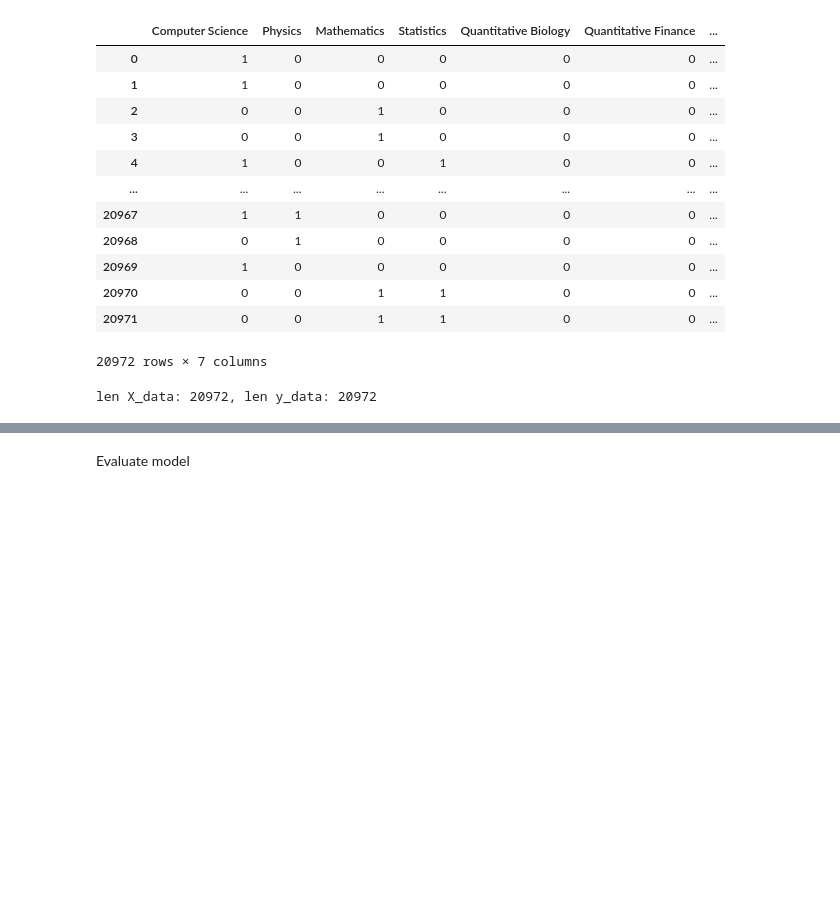
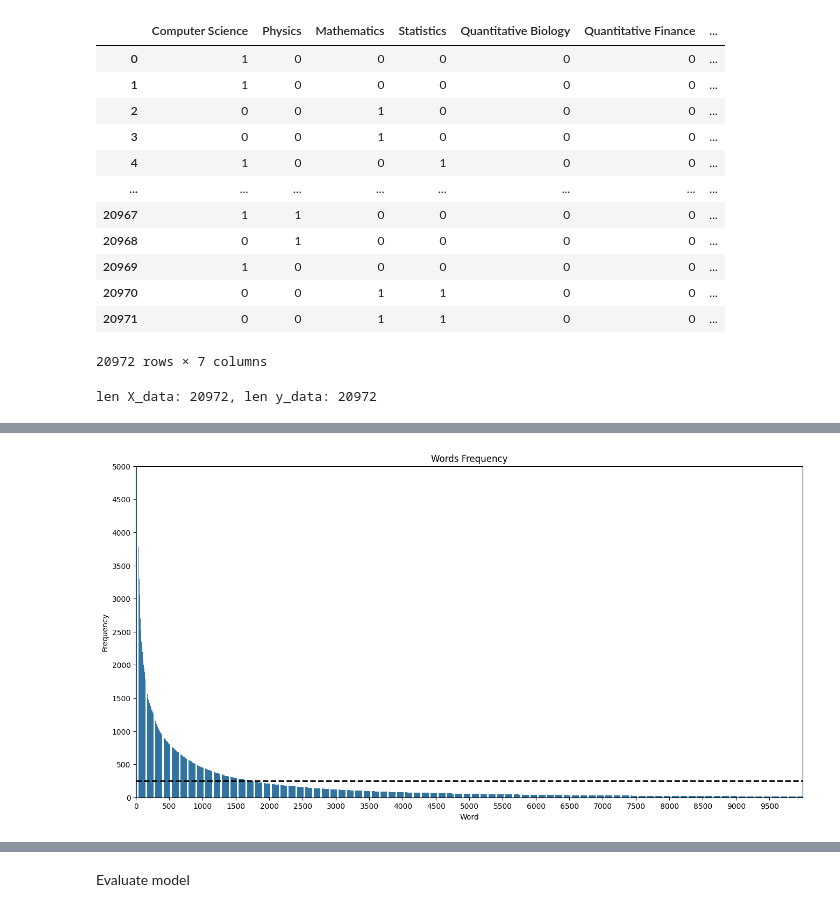
Before and after one commit to sant1dom/AI-Exam, a Jupyter notebook: CodeCommentClassification.ipynb, the cells around one changed output, grey strips where cells are left out. Drawn from its saved outputs; the diff is of its cells as text; code cells hidden in the pictures; blank space fills up the shorter version.

```diff
--- a/CodeCommentClassification.ipynb
+++ b/CodeCommentClassification.ipynb
@@ -202,0 +191,35 @@ The maximum number of unique words is: 50762
+# %%
+words = [word for text in X_data.flatten() for word in text.split()]
+word_counts = Counter(words)
+
+N = 10000 # Number of words to plot
+interval = 500 # Interval for x-axis labels
+
+# Get the N most common words and their frequencies
+top_words = word_counts.most_common(N)
+words, frequencies = zip(*top_words)
+
+# Plot the word frequencies using Seaborn
+plt.figure(figsize=(16, 8))
+sns.barplot(x=range(len(words)), y=frequencies)
+plt.title(f"Words Frequency")
+plt.xlabel("Word")
+plt.ylabel("Frequency")
+
+# Build x-axis labels
+x_labels = [f"{i * interval}" for i in range(N // interval)]
+
+# Set x-axis labels
+plt.xticks(range(0, N, interval), x_labels)
+
+# Set y-axis limits and labels
+plt.ylim(0, 5000)
+plt.yticks(range(0, 5000 + 1, interval))
+
+# Horizontal line
+plt.axhline(y=250, color="black", linestyle='--', linewidth=2)
+
+# Display the plot
+plt.show()
+# %% [output]
+[figure, added]
```
Also changed, not shown: parts of 28 cells of this notebook.
